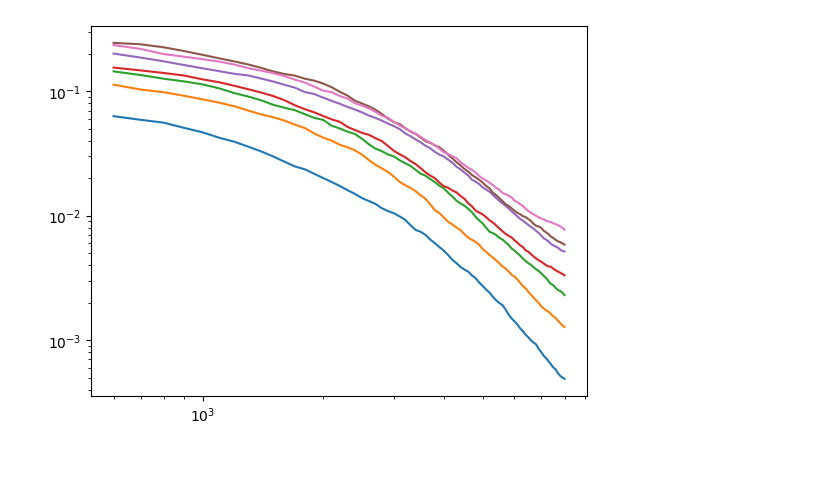
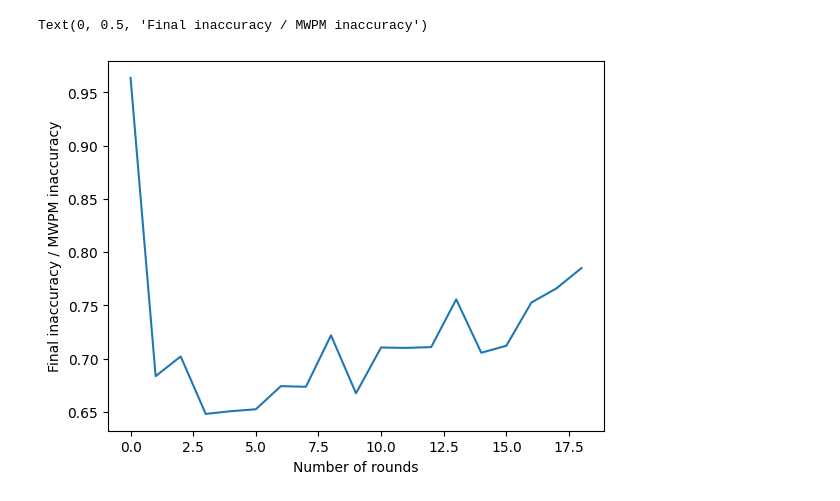
Before and after one commit to andigu/scaling, a Jupyter notebook: plots.ipynb, the cells around one changed output. Cells and saved outputs as stored; diff of their text form; code cells hidden in the pictures; blank space fills up the shorter version.

```diff
--- a/plots.ipynb
+++ b/plots.ipynb
@@ -1,10 +1,13 @@
 # %%
 from matplotlib import pyplot as plt
 import numpy as np
 import pandas as pd
-df = pd.read_csv("~/scratch/scaling/d7-extrap/logs/metrics.csv")
-df = df[5:]
-for i in range(7):
-    plt.loglog(df['step'], df[f'inacc_{i}'])
+df = pd.read_csv("~/scratch/scaling/curriculum_learning/time-chunk-lowp-curriculum/logs/metrics.csv")[-10:].mean()
+df2 = pd.read_csv("~/scale/src/samples_d9_highp.csv")
+delta = np.array([df[f'inacc_{i}'] for i in range(19)])/df2['error_rate']
+plt.plot(delta)
+plt.xlabel('Number of rounds')
+plt.ylabel('Final inaccuracy / MWPM inaccuracy')
 # %% [output]
+Text(0, 0.5, 'Final inaccuracy / MWPM inaccuracy')
-[figure, old version]
+[figure, new version]
```
Also changed, not shown: parts of 2 cells of this notebook, 58 other files.
